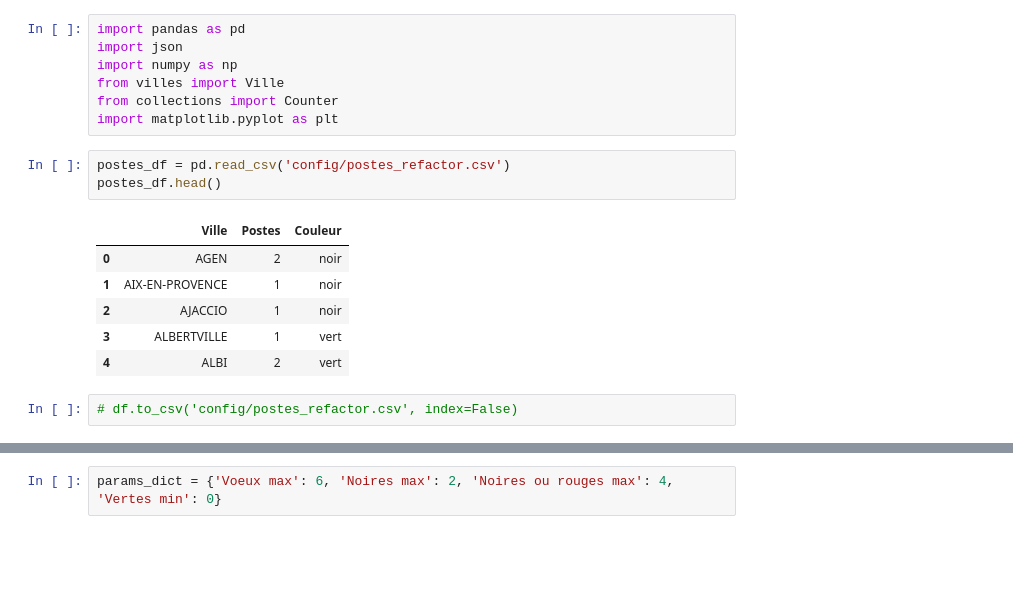
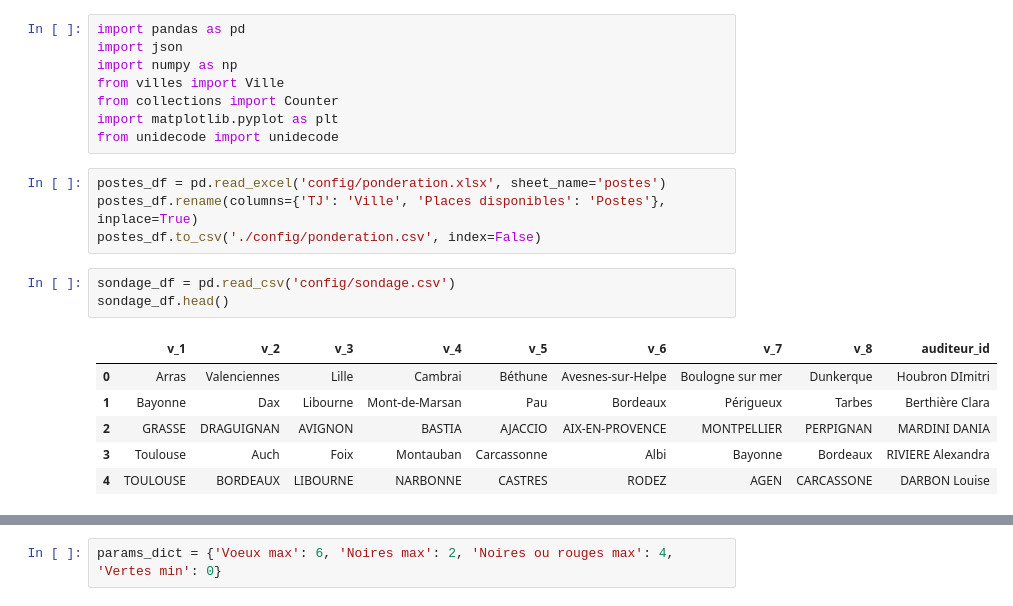
Before and after one commit to L1ttleFinger/repartition_enm, a Jupyter notebook: refactor/test.ipynb, the cells around one changed output, grey strips where cells are left out. Drawn from its saved outputs; the diff is of its cells as text; blank space fills up the shorter version.

```diff
--- a/refactor/test.ipynb
+++ b/refactor/test.ipynb
@@ -5,15 +5,18 @@ import numpy as np
 from villes import Ville
 from collections import Counter
 import matplotlib.pyplot as plt
+from unidecode import unidecode
+# %%
+postes_df = pd.read_excel('config/ponderation.xlsx', sheet_name='postes')
+postes_df.rename(columns={'TJ': 'Ville', 'Places disponibles': 'Postes'}, inplace=True)
+postes_df.to_csv('./config/ponderation.csv', index=False)
 # %%
-postes_df = pd.read_csv('config/postes_refactor.csv')
-postes_df.head()
+sondage_df = pd.read_csv('config/sondage.csv')
+sondage_df.head()
 # %% [output]
-|  | Ville | Postes | Couleur |
-| 0 | AGEN | 2 | noir |
-| 1 | AIX-EN-PROVENCE | 1 | noir |
-| 2 | AJACCIO | 1 | noir |
-| 3 | ALBERTVILLE | 1 | vert |
-| 4 | ALBI | 2 | vert |
+|  | v_1 | v_2 | v_3 | v_4 | v_5 | v_6 | v_7 | v_8 | auditeur_id |
+| 0 | Arras | Valenciennes | Lille | Cambrai | Béthune | Avesnes-sur-Helpe | Boulogne sur mer | Dunkerque | Houbron DImitri |
+| 1 | Bayonne | Dax | Libourne | Mont-de-Marsan | Pau | Bordeaux | Périgueux | Tarbes | Berthière Clara |
+| 2 | GRASSE | DRAGUIGNAN | AVIGNON | BASTIA | AJACCIO | AIX-EN-PROVENCE | MONTPELLIER | PERPIGNAN | MARDINI DANIA |
+| 3 | Toulouse | Auch | Foix | Montauban | Carcassonne | Albi | Bayonne | Bordeaux | RIVIERE Alexandra |
+| 4 | TOULOUSE | BORDEAUX | LIBOURNE | NARBONNE | CASTRES | RODEZ | AGEN | CARCASSONE | DARBON Louise |
-# %%
-# df.to_csv('config/postes_refactor.csv', index=False)
```
Also changed, not shown: parts of 21 cells of this notebook, 20 other files.
